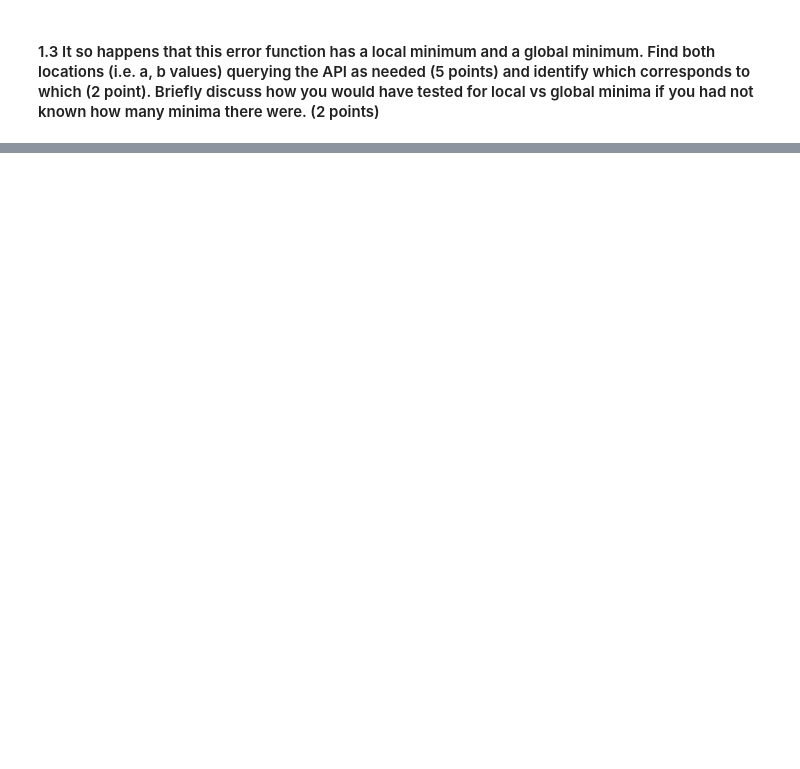
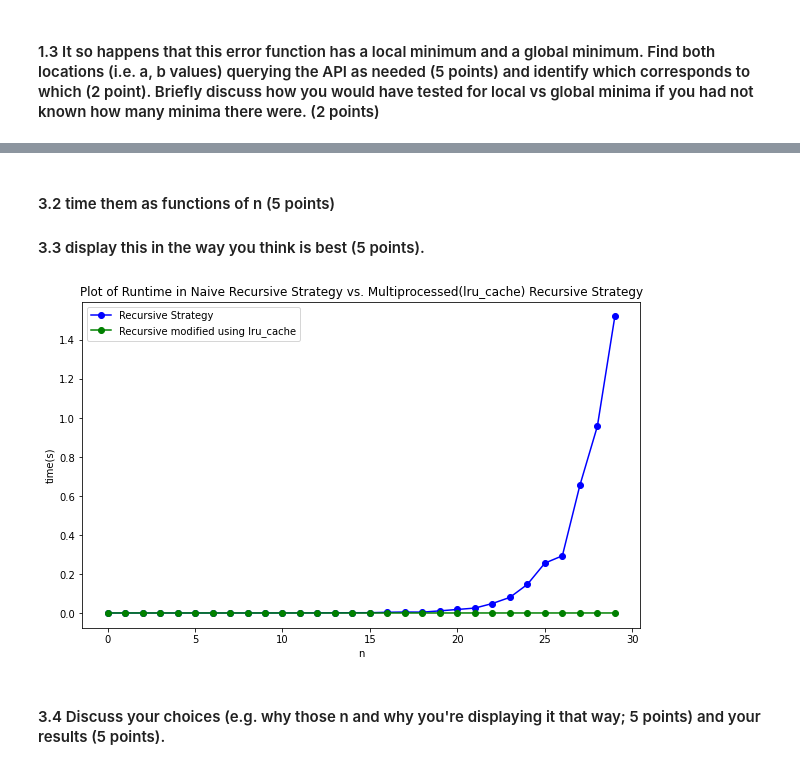
Before and after one commit to xyqiuchloe/BIS-634-Homework-XinyueQiu, a Jupyter notebook: homework4/assignment4.ipynb, the cells around one changed output, grey strips where cells are left out. Saved outputs shown, nothing was run; the diff lists cells and outputs as text; code cells hidden in the pictures; blank space fills up the shorter version.

```diff
--- a/homework4/assignment4.ipynb
+++ b/homework4/assignment4.ipynb
@@ -40,0 +122,49 @@ def gradient_descent(a0,b0,steps,gamma,limit):
+# %%
+# recursive strategy
+def r(n):
+  if n in (1,2):
+    return 1
+  return r(n-1) + r(n-2)
+# %%
+# recursive but modified using lru_cache
+from functools import lru_cache
+
+@lru_cache()
+def r_lru(n):
+  if n in (1,2):
+    return 1
+  return r_lru(n-1) + r_lru(n-2)
+# %% [markdown]
+#### 3.2 time them as functions of n (5 points)
+#### 3.3 display this in the way you think is best (5 points).
+# %%
+from time import perf_counter
+n = np.arange(30)
+t_no_lru = np.zeros(len(n))
+t_lru = np.zeros(len(n))
+# %%
+for i in n:
+  #first no lru cache time count
+  checkpoint1 = perf_counter()
+  r(i+1)
+  checkpoint2 = perf_counter()
+  t_no_lru[i] = (checkpoint2-checkpoint1)
+
+  #Second record with lru cache
+  checkpoint3 = perf_counter()
+  r_lru(i+1)
+  checkpoint4 = perf_counter()
+  t_lru[i] = (checkpoint4 - checkpoint3)
+# %%
+fig, ax = plt.subplots(figsize=(10, 6))
+plt.plot(n, t_no_lru, '-ob', label = "Recursive Strategy")
+plt.plot(n, t_lru, '-og', label = "Recursive modified using lru_cache")
+plt.legend()
+plt.xlabel('n')
+plt.ylabel('time(s)')
+plt.title('Plot of Runtime in Naive Recursive Strategy vs. Multiprocessed(lru_cache) Recursive Strategy')
+plt.show()
+# %% [output]
+[figure, added]
+# %% [markdown]
+#### 3.4 Discuss your choices (e.g. why those n and why you're displaying it that way; 5 points) and your results (5 points).
```
Also changed, not shown: parts of 17 cells of this notebook.
